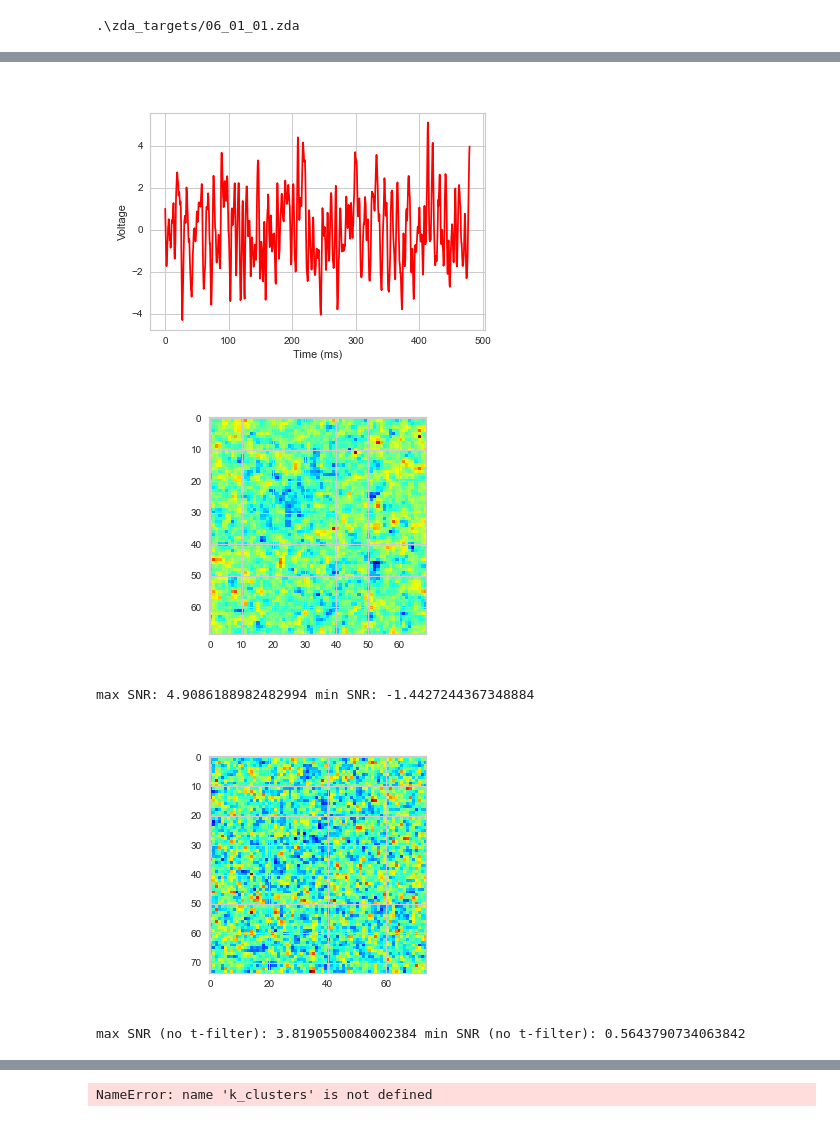
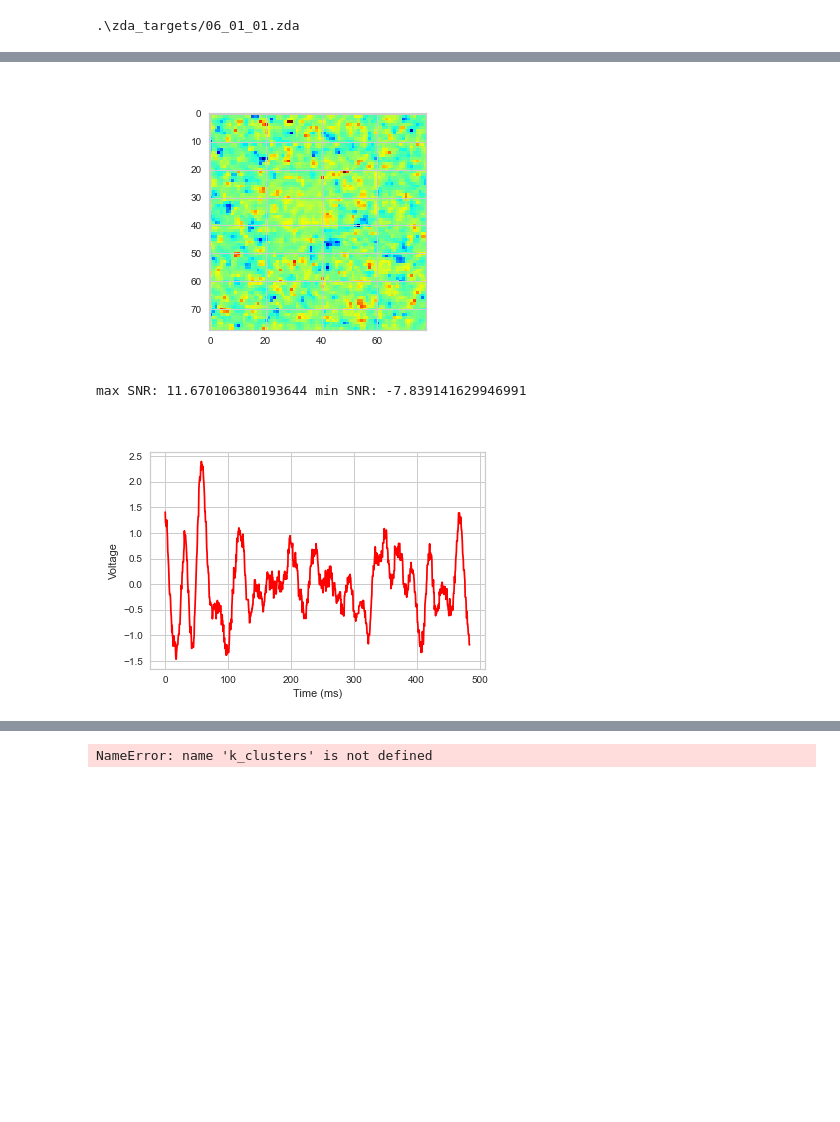
Before and after one commit to john-judge/ZDA_Explorer, a Jupyter notebook: sample_analysis_snr_cluster.ipynb, the cells around one changed output, grey strips where cells are left out. Drawn from its saved outputs; the diff is of its cells as text; code cells hidden in the pictures; blank space fills up the shorter version.

Commit message:
add measure window / skip points

```diff
--- a/sample_analysis_snr_cluster.ipynb
+++ b/sample_analysis_snr_cluster.ipynb
@@ -15,7 +15,9 @@ file_type = '.zda'
 #x_range = [0,-2]
 
 # Temporal area to investigate
-time_window = [40,-1]
+points_to_skip = 30
+time_window = [points_to_skip,-1]  # zda file has a big spike at t=15
+measure_window = [90 - points_to_skip, 120 - points_to_skip]
 # %%
 ############## Driver script: begin ##############
 ##################################################
@@ -88,24 +90,18 @@ plt.show()
 # %%
-# Examine SNR before and after t-filter and data inversing
+# Examine SNR before and after t-filter
 sp = SignalProcessor()
-filtered_data = sp.filter_temporal(meta, raw_data, sigma_t=5.0)
+filtered_data = sp.filter_temporal(meta, raw_data, sigma_t=10.0)
 
-trial = filtered_data[0, :, 10:, 10:]
+trial = filtered_data[0, :, :, :]
 trials = filtered_data
 
-trial_before = raw_data[0, :, 10:, 10:]
+trial_before = raw_data[0, :, :, :]
 
 asnr_before = AnalyzerSNR(trial_before)
-snr_before = asnr_before.get_snr(plot=True, window=[50, 80])
+snr_before = asnr_before.get_snr(plot=True, window=measure_window)
 print("max SNR before:", np.max(snr_before), "min SNR before:", np.min(snr_before))
 
 asnr = AnalyzerSNR(trial)
-snr = asnr.get_snr(plot=True, window=[50, 80])
+snr = asnr.get_snr(plot=True, window=measure_window)
 print("max SNR:", np.max(snr), "min SNR:", np.min(snr))
-
-tr.plot_trace(filtered_data[:,:,:,:],
-           45,
-           25,
-           meta['interval_between_samples'],
-           trial=0)
 # %% [output]
@@ -117,27 +112,23 @@ max SNR: nan min SNR: nan
 # %%
 # spatial filtering
-filtered_data_no_t_filter = sp.filter_spatial(meta, raw_data)
 filtered_data = sp.filter_spatial(meta, filtered_data)
 
+
+asnr = AnalyzerSNR(filtered_data[0, :, 1:, 1:])
+snr = asnr.get_snr(plot=True, window=measure_window)
+print("max SNR:", np.max(snr), "min SNR:", np.min(snr))
+
+
+
 tr.plot_trace(filtered_data[:,:,:,:],
-           10,
-           10,
+           28,
+           28,
            meta['interval_between_samples'],
            trial=0)
-
-asnr = AnalyzerSNR(filtered_data[0, :, 10:, 10:])
-snr = asnr.get_snr(plot=True, window=[50, 80])
-print("max SNR:", np.max(snr), "min SNR:", np.min(snr))
-
-asnr = AnalyzerSNR(filtered_data_no_t_filter[0, :, 5:, 5:])
-snr = asnr.get_snr(plot=True, window=[50, 80])
-print("max SNR (no t-filter):", np.max(snr), "min SNR (no t-filter):", np.min(snr))
 # %% [output]
-[figure, old version]
+[figure, new version]
+max SNR: 11.670106380193644 min SNR: -7.839141629946991
-[figure, old version]
+[figure, new version]
-max SNR: 4.9086188982482994 min SNR: -1.4427244367348884
-[figure, removed]
-max SNR (no t-filter): 3.8190550084002384 min SNR (no t-filter): 0.5643790734063842
 # %%
 # impose snr cutoff
 
```
Also changed, not shown: parts of 7 cells of this notebook.
